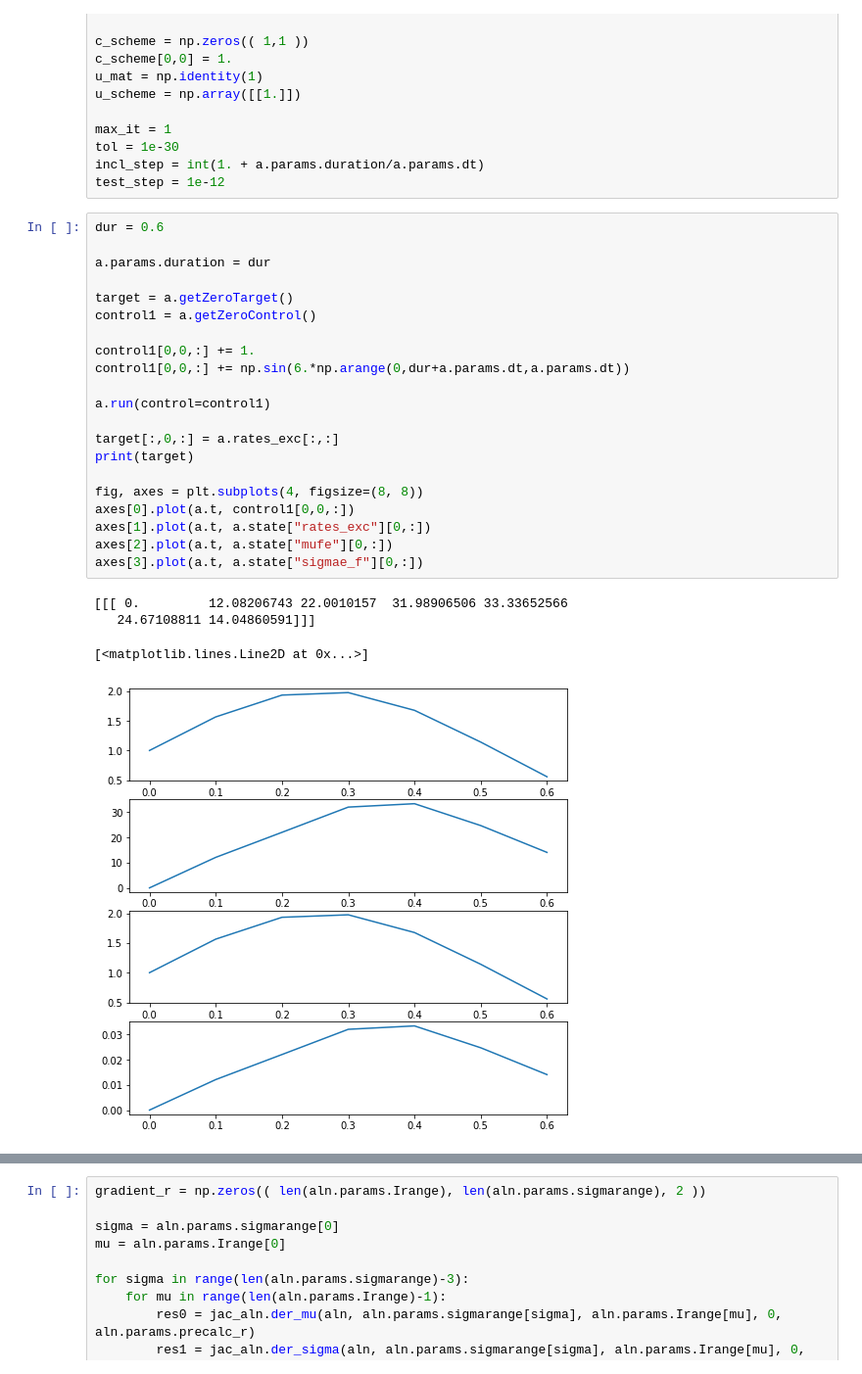
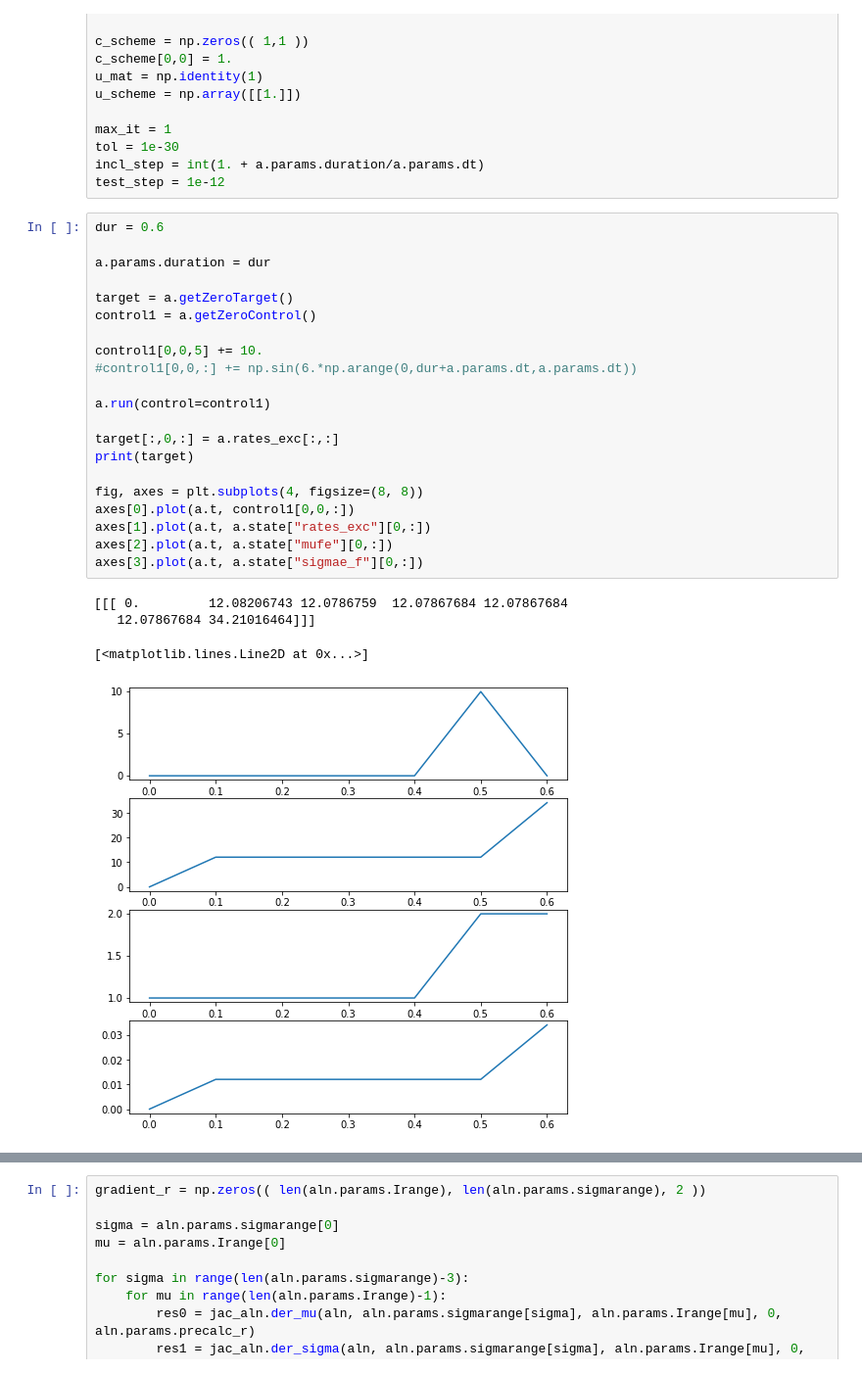
Before and after one commit to lenasal/neurolib, a Jupyter notebook: simp/b.ipynb, the cells around one changed output, grey strips where cells are left out. Shown at 98% size. Saved outputs shown, nothing was run; the diff lists cells and outputs as text.

```diff
--- a/simp/b.ipynb
+++ b/simp/b.ipynb
@@ -35,29 +35,29 @@ test_step = 1e-12
 # %%
 dur = 0.6
 
 a.params.duration = dur
 
 target = a.getZeroTarget()
 control1 = a.getZeroControl()
 
-control1[0,0,:] += 1.
-control1[0,0,:] += np.sin(6.*np.arange(0,dur+a.params.dt,a.params.dt))
+control1[0,0,5] += 10.
+#control1[0,0,:] += np.sin(6.*np.arange(0,dur+a.params.dt,a.params.dt))
 
 a.run(control=control1)
 
 target[:,0,:] = a.rates_exc[:,:]
 print(target)
 
 fig, axes = plt.subplots(4, figsize=(8, 8))
 axes[0].plot(a.t, control1[0,0,:])
 axes[1].plot(a.t, a.state["rates_exc"][0,:])
 axes[2].plot(a.t, a.state["mufe"][0,:])
 axes[3].plot(a.t, a.state["sigmae_f"][0,:])
 # %% [output]
-[[[ 0.         12.08206743 22.0010157  31.98906506 33.33652566
-   24.67108811 14.04860591]]]
+[[[ 0.         12.08206743 12.0786759  12.07867684 12.07867684
+   12.07867684 34.21016464]]]
 [<matplotlib.lines.Line2D at 0x...>]
-[figure, old version]
+[figure, new version]
 # %%
 max_cntrl = 100. * 5.
 start_step = 100.
```
Also changed, not shown: parts of 5 cells of this notebook, 7 other files.
